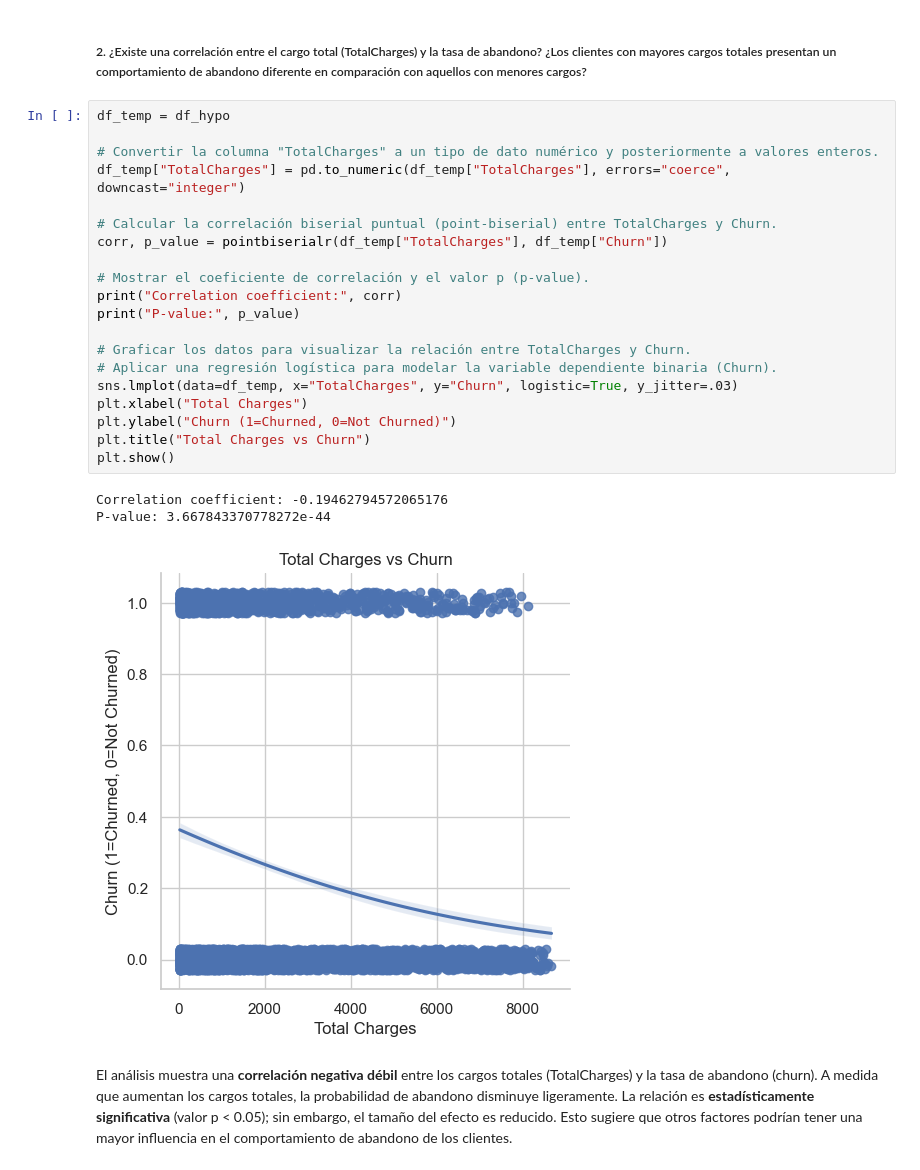
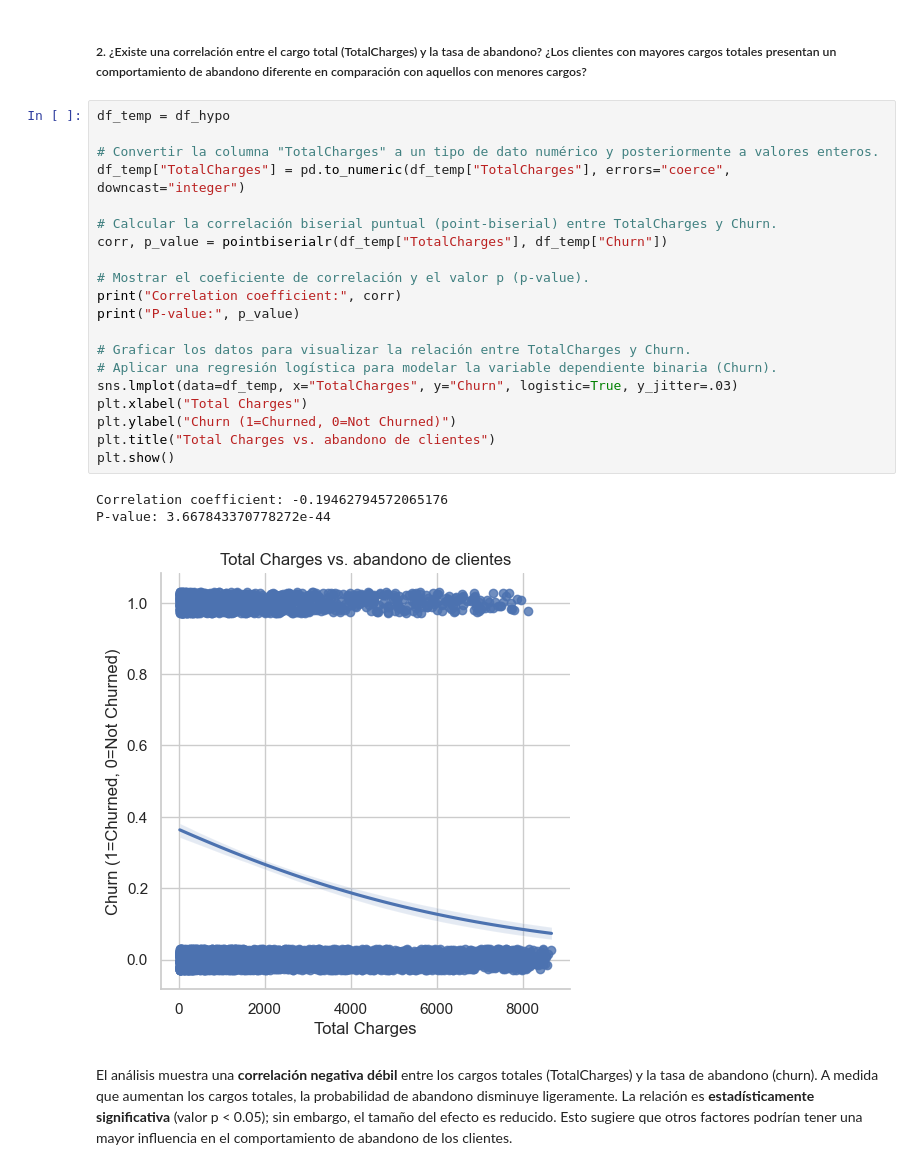
Before and after one commit to CarloEduardo/Prediccion_de_Churn_de_Clientes, a Jupyter notebook: Prediccion_de_Churn_de_Clientes.ipynb, the cells around one changed output. Saved outputs shown, nothing was run; the diff lists cells and outputs as text.

```diff
--- a/Prediccion_de_Churn_de_Clientes.ipynb
+++ b/Prediccion_de_Churn_de_Clientes.ipynb
@@ -931,27 +891,27 @@ plt.show()
 # %%
 df_temp = df_hypo
 
 # Convertir la columna "TotalCharges" a un tipo de dato numérico y posteriormente a valores enteros.
 df_temp["TotalCharges"] = pd.to_numeric(df_temp["TotalCharges"], errors="coerce", downcast="integer")
 
 # Calcular la correlación biserial puntual (point-biserial) entre TotalCharges y Churn.
 corr, p_value = pointbiserialr(df_temp["TotalCharges"], df_temp["Churn"])
 
 # Mostrar el coeficiente de correlación y el valor p (p-value).
 print("Correlation coefficient:", corr)
 print("P-value:", p_value)
 
 # Graficar los datos para visualizar la relación entre TotalCharges y Churn.
 # Aplicar una regresión logística para modelar la variable dependiente binaria (Churn).
 sns.lmplot(data=df_temp, x="TotalCharges", y="Churn", logistic=True, y_jitter=.03)
 plt.xlabel("Total Charges")
 plt.ylabel("Churn (1=Churned, 0=Not Churned)")
-plt.title("Total Charges vs Churn")
+plt.title("Total Charges vs. abandono de clientes")
 plt.show()
 # %% [output]
 Correlation coefficient: -0.19462794572065176
 P-value: 3.667843370778272e-44
-[figure, old version]
+[figure, new version]
 # %% [markdown]
 El análisis muestra una **correlación negativa débil** entre los cargos totales (TotalCharges) y la tasa de abandono (churn). A medida que aumentan los cargos totales, la probabilidad de abandono disminuye ligeramente. La relación es **estadísticamente significativa** (valor p < 0.05); sin embargo, el tamaño del efecto es reducido. Esto sugiere que otros factores podrían tener una mayor influencia en el comportamiento de abandono de los clientes.
 # %% [markdown]
```
Also changed, not shown: parts of 165 cells of this notebook, 2 other files.
